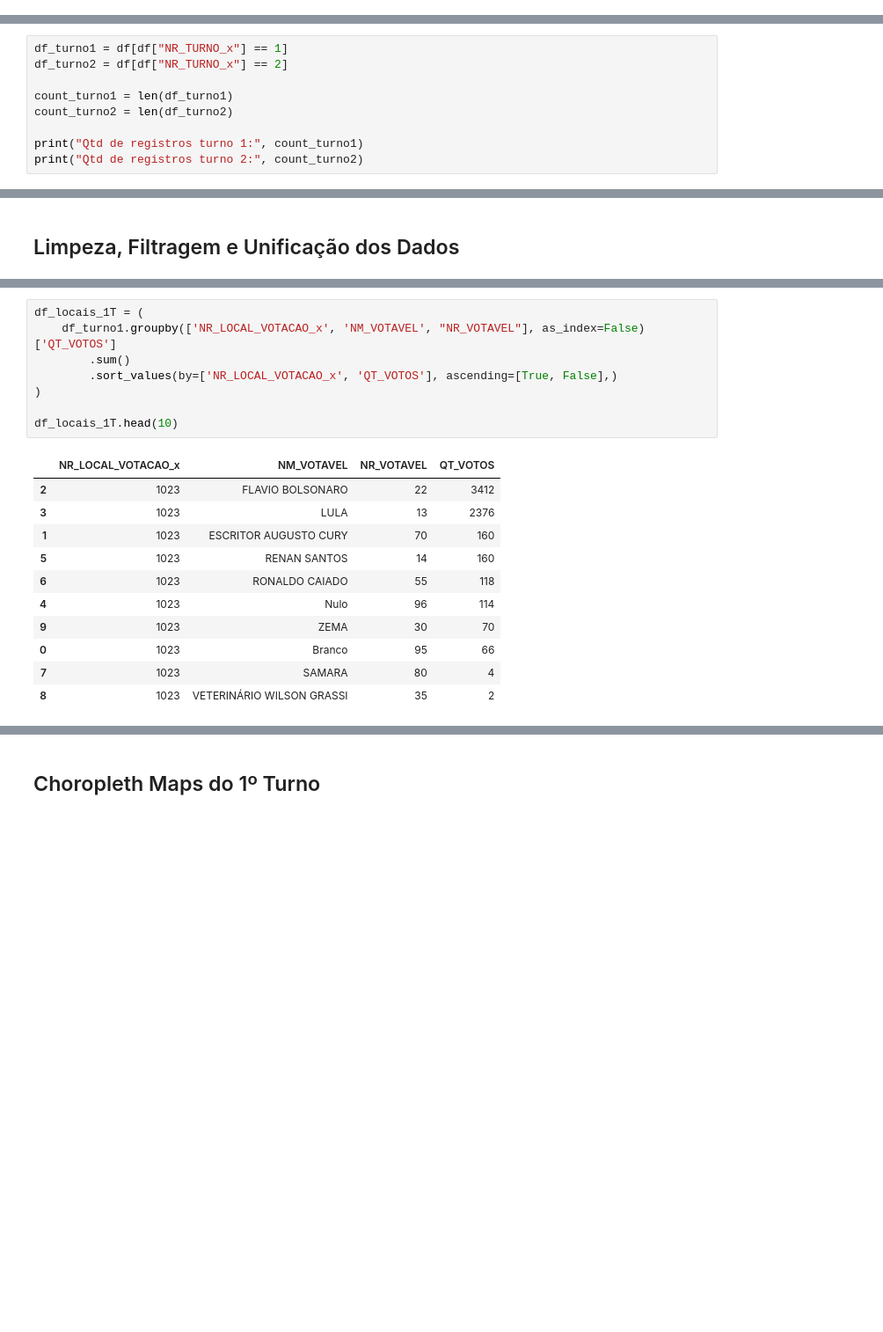
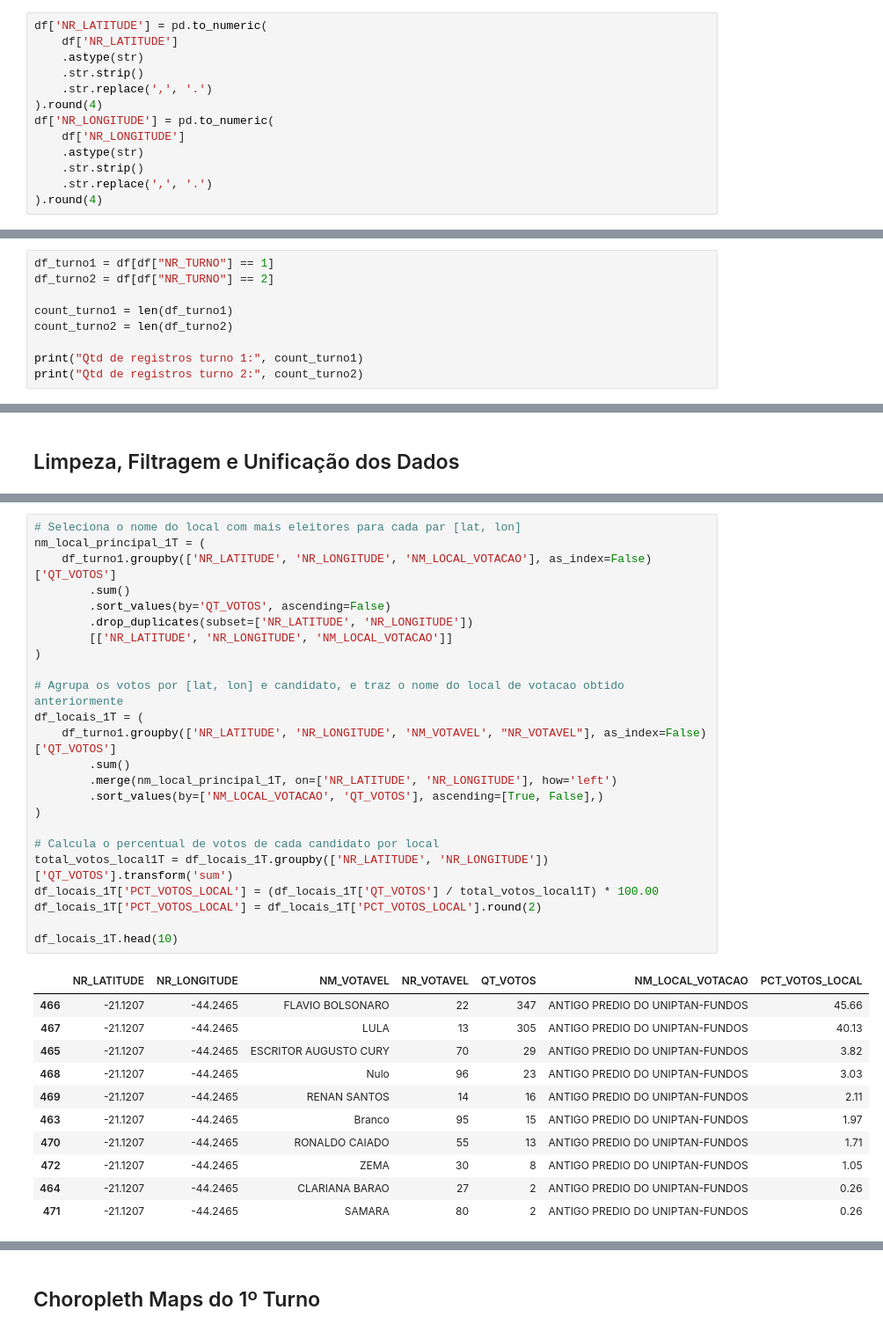
Before and after one commit to Voamorim/TecnologiasDataScience, a Jupyter notebook: FoliumVisualizacao/main.ipynb, the cells around one changed output, grey strips where cells are left out. Shown at 88% size. Cells and saved outputs as stored; diff of their text form; blank space fills up the shorter version.

Commit message:
fix: Corrige problema que locais de votacao nao estavam sendo agregados

```diff
--- a/FoliumVisualizacao/main.ipynb
+++ b/FoliumVisualizacao/main.ipynb
@@ -22,0 +34,13 @@ df.head()
+# %%
+df['NR_LATITUDE'] = pd.to_numeric(
+    df['NR_LATITUDE']
+    .astype(str)
+    .str.strip()
+    .str.replace(',', '.')
+).round(4)
+df['NR_LONGITUDE'] = pd.to_numeric(
+    df['NR_LONGITUDE']
+    .astype(str)
+    .str.strip()
+    .str.replace(',', '.')
+).round(4)
@@ -23,6 +49,6 @@ df.head()
 # %%
-df_turno1 = df[df["NR_TURNO_x"] == 1]
-df_turno2 = df[df["NR_TURNO_x"] == 2]
+df_turno1 = df[df["NR_TURNO"] == 1]
+df_turno2 = df[df["NR_TURNO"] == 2]
 
 count_turno1 = len(df_turno1)
 count_turno2 = len(df_turno2)
@@ -65,20 +95,36 @@ Qtd secoes 2T: 218
 # %%
-df_locais_1T = (
-    df_turno1.groupby(['NR_LOCAL_VOTACAO_x', 'NM_VOTAVEL', "NR_VOTAVEL"], as_index=False)['QT_VOTOS']
+# Seleciona o nome do local com mais eleitores para cada par [lat, lon]
+nm_local_principal_1T = (
+    df_turno1.groupby(['NR_LATITUDE', 'NR_LONGITUDE', 'NM_LOCAL_VOTACAO'], as_index=False)['QT_VOTOS']
         .sum()
-        .sort_values(by=['NR_LOCAL_VOTACAO_x', 'QT_VOTOS'], ascending=[True, False],)
+        .sort_values(by='QT_VOTOS', ascending=False)
+        .drop_duplicates(subset=['NR_LATITUDE', 'NR_LONGITUDE'])
+        [['NR_LATITUDE', 'NR_LONGITUDE', 'NM_LOCAL_VOTACAO']]
 )
 
+# Agrupa os votos por [lat, lon] e candidato, e traz o nome do local de votacao obtido anteriormente
+df_locais_1T = (
+    df_turno1.groupby(['NR_LATITUDE', 'NR_LONGITUDE', 'NM_VOTAVEL', "NR_VOTAVEL"], as_index=False)['QT_VOTOS']
+        .sum()
+        .merge(nm_local_principal_1T, on=['NR_LATITUDE', 'NR_LONGITUDE'], how='left')
+        .sort_values(by=['NM_LOCAL_VOTACAO', 'QT_VOTOS'], ascending=[True, False],)
+)
+
+# Calcula o percentual de votos de cada candidato por local
+total_votos_local1T = df_locais_1T.groupby(['NR_LATITUDE', 'NR_LONGITUDE'])['QT_VOTOS'].transform('sum')
+df_locais_1T['PCT_VOTOS_LOCAL'] = (df_locais_1T['QT_VOTOS'] / total_votos_local1T) * 100.00
+df_locais_1T['PCT_VOTOS_LOCAL'] = df_locais_1T['PCT_VOTOS_LOCAL'].round(2)
+
 df_locais_1T.head(10)
 # %% [output]
-|  | NR_LOCAL_VOTACAO_x | NM_VOTAVEL | NR_VOTAVEL | QT_VOTOS |
-| 2 | 1023 | FLAVIO BOLSONARO | 22 | 3412 |
-| 3 | 1023 | LULA | 13 | 2376 |
-| 1 | 1023 | ESCRITOR AUGUSTO CURY | 70 | 160 |
-| 5 | 1023 | RENAN SANTOS | 14 | 160 |
-| 6 | 1023 | RONALDO CAIADO | 55 | 118 |
-| 4 | 1023 | Nulo | 96 | 114 |
-| 9 | 1023 | ZEMA | 30 | 70 |
-| 0 | 1023 | Branco | 95 | 66 |
-| 7 | 1023 | SAMARA | 80 | 4 |
-| 8 | 1023 | VETERINÁRIO WILSON GRASSI | 35 | 2 |
+|  | NR_LATITUDE | NR_LONGITUDE | NM_VOTAVEL | NR_VOTAVEL | QT_VOTOS | NM_LOCAL_VOTACAO | PCT_VOTOS_LOCAL |
+| 466 | -21.1207 | -44.2465 | FLAVIO BOLSONARO | 22 | 347 | ANTIGO PREDIO DO UNIPTAN-FUNDOS | 45.66 |
+| 467 | -21.1207 | -44.2465 | LULA | 13 | 305 | ANTIGO PREDIO DO UNIPTAN-FUNDOS | 40.13 |
+| 465 | -21.1207 | -44.2465 | ESCRITOR AUGUSTO CURY | 70 | 29 | ANTIGO PREDIO DO UNIPTAN-FUNDOS | 3.82 |
+| 468 | -21.1207 | -44.2465 | Nulo | 96 | 23 | ANTIGO PREDIO DO UNIPTAN-FUNDOS | 3.03 |
+| 469 | -21.1207 | -44.2465 | RENAN SANTOS | 14 | 16 | ANTIGO PREDIO DO UNIPTAN-FUNDOS | 2.11 |
+| 463 | -21.1207 | -44.2465 | Branco | 95 | 15 | ANTIGO PREDIO DO UNIPTAN-FUNDOS | 1.97 |
+| 470 | -21.1207 | -44.2465 | RONALDO CAIADO | 55 | 13 | ANTIGO PREDIO DO UNIPTAN-FUNDOS | 1.71 |
+| 472 | -21.1207 | -44.2465 | ZEMA | 30 | 8 | ANTIGO PREDIO DO UNIPTAN-FUNDOS | 1.05 |
+| 464 | -21.1207 | -44.2465 | CLARIANA BARAO | 27 | 2 | ANTIGO PREDIO DO UNIPTAN-FUNDOS | 0.26 |
+| 471 | -21.1207 | -44.2465 | SAMARA | 80 | 2 | ANTIGO PREDIO DO UNIPTAN-FUNDOS | 0.26 |
```
Also changed, not shown: parts of 41 cells of this notebook, 2 other files.
